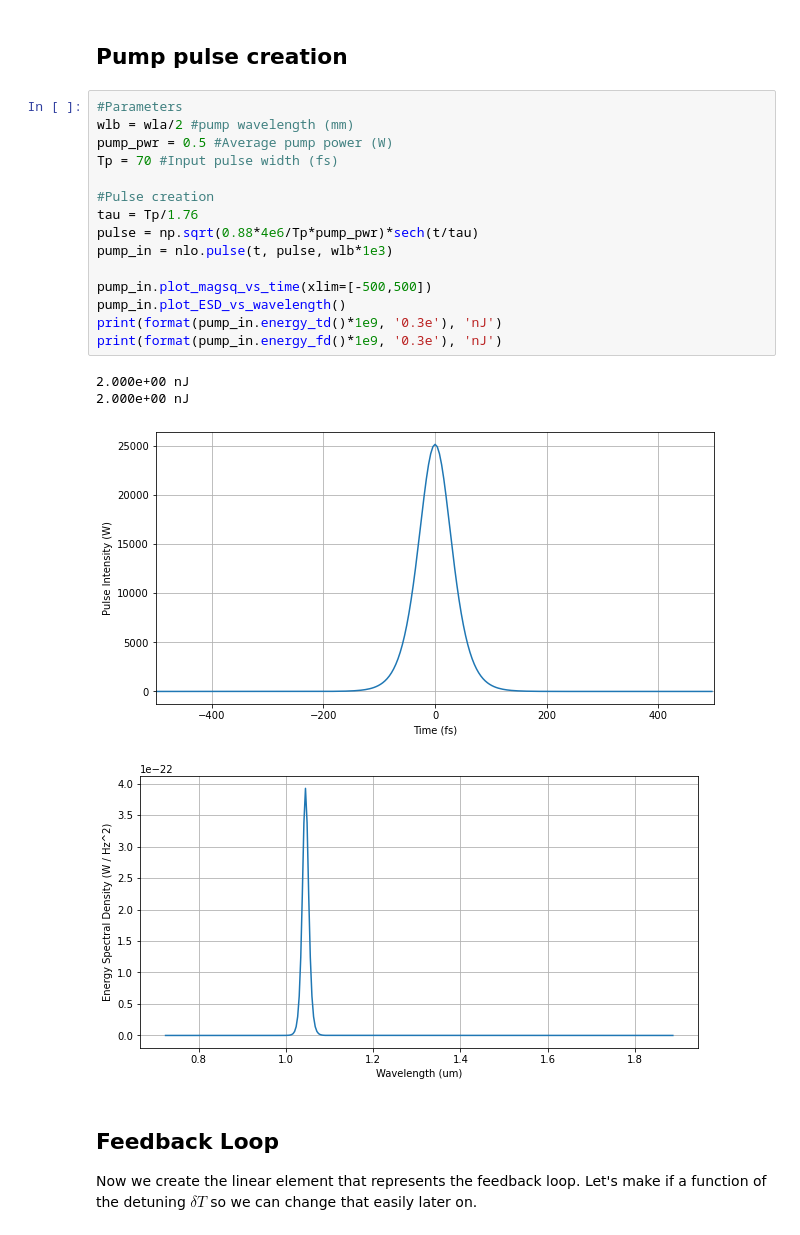
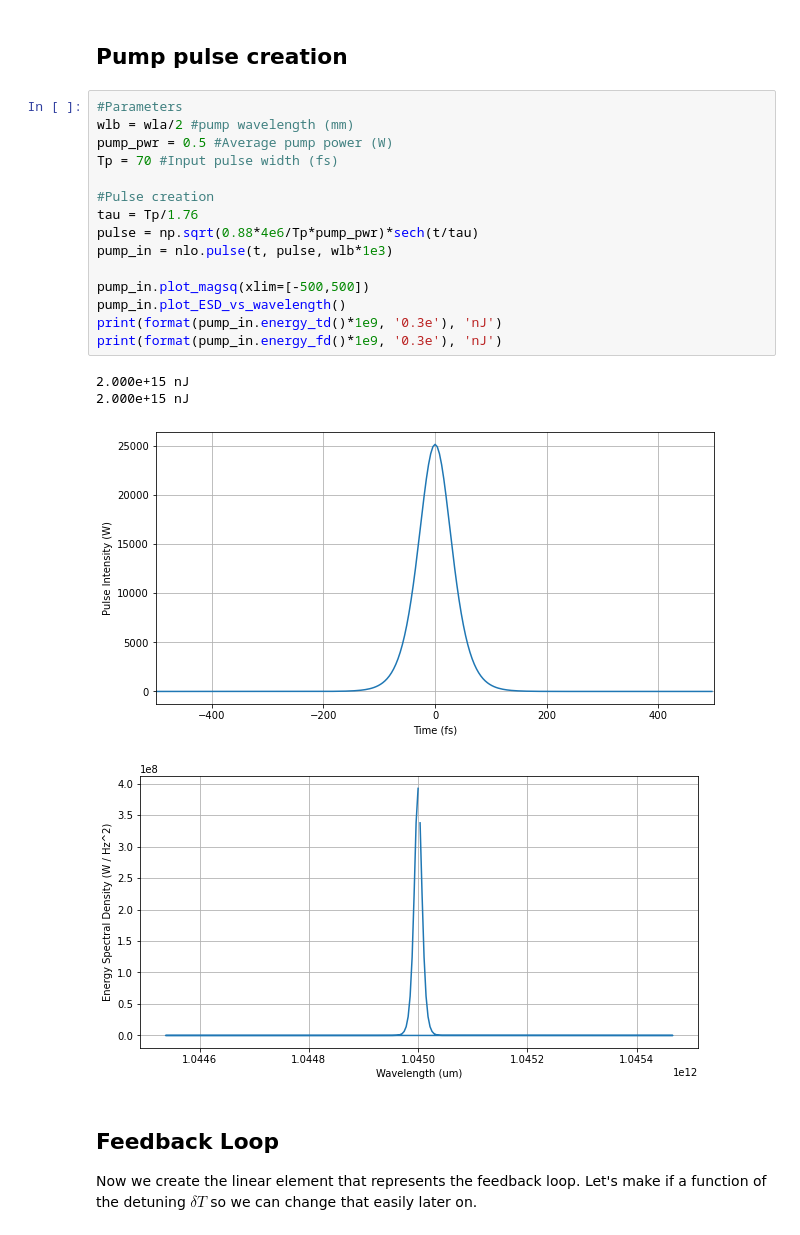
Before and after one commit to ledezmaluism/snow, a Jupyter notebook: Notebooks/Nonlinear_pulse_Marc_2.ipynb, the cells around one changed output. Drawn from its saved outputs; the diff is of its cells as text.

```diff
--- a/Notebooks/Nonlinear_pulse_Marc_2.ipynb
+++ b/Notebooks/Nonlinear_pulse_Marc_2.ipynb
@@ -86,23 +86,23 @@ print(format(signal_in.energy_fd()*1e15, '0.3e'), 'fJ')
 # %%
 #Parameters
 wlb = wla/2 #pump wavelength (mm)
 pump_pwr = 0.5 #Average pump power (W)
 Tp = 70 #Input pulse width (fs)
 
 #Pulse creation
 tau = Tp/1.76
 pulse = np.sqrt(0.88*4e6/Tp*pump_pwr)*sech(t/tau)
 pump_in = nlo.pulse(t, pulse, wlb*1e3)
 
-pump_in.plot_magsq_vs_time(xlim=[-500,500])
+pump_in.plot_magsq(xlim=[-500,500])
 pump_in.plot_ESD_vs_wavelength()
 print(format(pump_in.energy_td()*1e9, '0.3e'), 'nJ')
 print(format(pump_in.energy_fd()*1e9, '0.3e'), 'nJ')
 # %% [output]
-2.000e+00 nJ
-2.000e+00 nJ
+2.000e+15 nJ
+2.000e+15 nJ
 [figure]
-[figure, old version]
+[figure, new version]
 # %% [markdown]
 ## Feedback Loop
 
```
Also changed, not shown: parts of 15 cells of this notebook.
